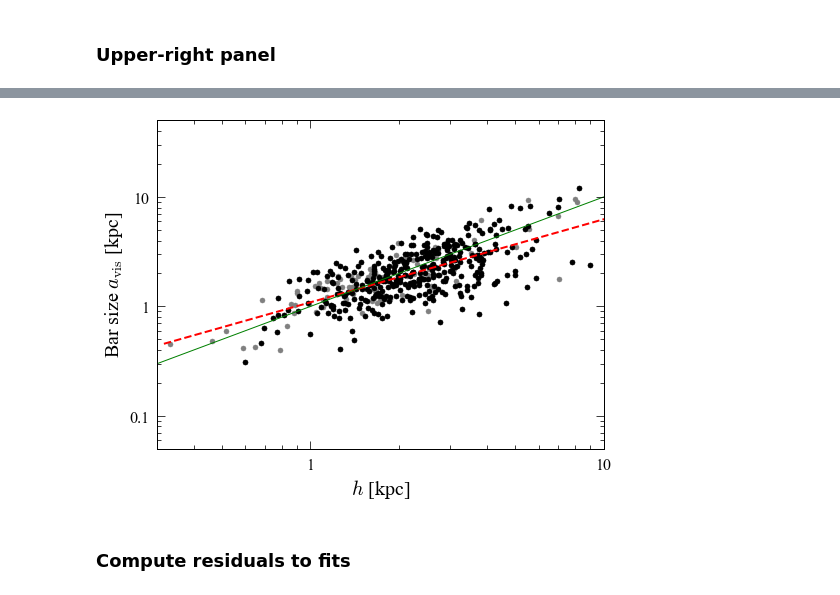
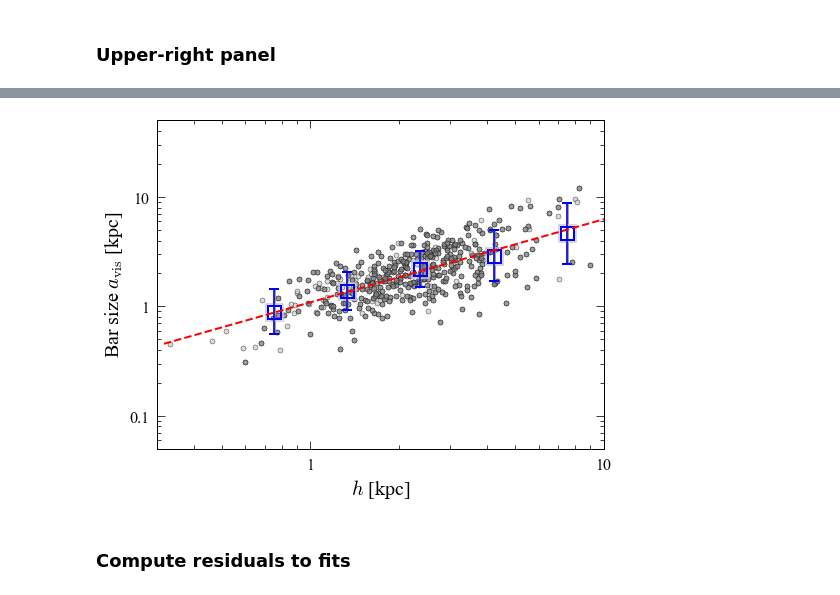
Before and after one commit to perwin/s4g_barsizes, a Jupyter notebook: barsizes_figures_for_paper.ipynb, the cells around one changed output, grey strips where cells are left out. Cells and saved outputs as stored; diff of their text form; code cells hidden in the pictures.

```diff
--- a/barsizes_figures_for_paper.ipynb
+++ b/barsizes_figures_for_paper.ipynb
@@ -43,7 +45,7 @@ s4gdata = du.ReadCompositeTable(dataDir + "s4gbars_table.dat", columnRow=25, dat
 bestfitParamsFile = projDir + "bestfit_parameters.txt"
 
 # CHANGE THIS TO POINT TO APPROPRIATE LOCAL DIRECTORY -- this is where PDF figures will be saved
-baseDir = "/Users/erwin/Documents/Working/Paper-s4gbars/"
+baseDir = "/Users/erwin/Documents/Working/Papers/Papers-s4gbars/"
 plotDir = baseDir + "plots/"
 
 nDisksTotal = len(s4gdata.name)
@@ -243,14 +311,17 @@ plots/barsize-logMstar_loess+fits -- **assembled in Adobe Illustrator**:
 s4gxx_05, s4gyy_05 = GetSortedLoess1D(s4gdata.logmstar[ii_barred_limited2], np.log10(s4gdata.sma_dp_kpc2[ii_barred_limited2]), frac=0.5)
 s4gyy_05 = 10**s4gyy_05
 
-semilogy(s4gdata.logmstar[ii_barred_limited2], s4gdata.sma_dp_kpc2[ii_barred_limited2], 'ko', mfc='0.8',ms=5, alpha=0.7)
+semilogy(s4gdata.logmstar[ii_barred_limited2], s4gdata.sma_dp_kpc2[ii_barred_limited2], 'ko', mfc='0.8',ms=5, alpha=0.7, zorder=1)
+errorbar(logmstar_bin_centers, bin_means_lin, yerr=bin_errs, fmt='s', mfc='None', mec='k', mew=1.2, ms=15, ecolor='k', capsize=5, elinewidth=1.2, zorder=2)
 xlim(8.5,11.5);ylim(0.1,30)
-plot(s4gxx_05, s4gyy_05, 'k')
+plot(s4gxx_05, s4gyy_05, 'k', zorder=3)
+semilogy(10.7, 6.0, '*', mec='g', mew=2.5, mfc='None', ms=20, alpha=0.75, zorder=4)
 
 xlabel(xtmstar);ylabel(ytbarsize_kpc)
 pu.MakeNiceLogAxes(whichAxis="y")
 # push bottom of plot upwards so that x-axis label isn't clipped in PDF output
 plt.subplots_adjust(bottom=0.14)
+savePlots = True
 if savePlots:
     plt.savefig(plotDir+"barsize-vs-mass-with-loess.pdf")
 # %% [output]
@@ -354,0 +418,4 @@ if savePlots:
+# %%
+# Generate binned mean values and standard deviations
+logh_bin_centers, bin_means_lin, bin_errs = GetBinMeansAndErrors(np.log10(s4gdata.h_kpc), ii_barred_D30_m9to11_Reh, -0.25,1.25,0.25)
+h_bin_centers_lin = 10**logh_bin_centers
@@ -355,23 +443,25 @@ if savePlots:
 # %%
 h_vect = np.arange(-0.5,1.31,0.1)
 barsize_predicted_lin = 10**simplefunc_linear(fitDict['barsize-vs-h_lin_Reh'], h_vect)
 h_vect_lin = 10**h_vect
 
-loglog(s4gdata.h_kpc[ii_barred_limited2_Reh], s4gdata.sma_dp_kpc2[ii_barred_limited2_Reh], 'o', color='0.5', ms=5)
-loglog(s4gdata.h_kpc[ii_barred_D30_m9to11_Reh], s4gdata.sma_dp_kpc2[ii_barred_D30_m9to11_Reh], 'ko', ms=5)
-loglog(h_vect_lin, barsize_predicted_lin, 'r--', lw=2)
+loglog(s4gdata.h_kpc[ii_barred_limited2_Reh], s4gdata.sma_dp_kpc2[ii_barred_limited2_Reh], 'ko', mfc='0.8', alpha=0.7, ms=5, zorder=1)
+loglog(s4gdata.h_kpc[ii_barred_D30_m9to11_Reh], s4gdata.sma_dp_kpc2[ii_barred_D30_m9to11_Reh], 'ko', mfc='0.5', alpha=0.7, ms=5, zorder=2)
+errorbar(h_bin_centers_lin, bin_means_lin, yerr=bin_errs, fmt='s', mfc='None', mec='0.8', mew=1.5, ms=17, ecolor='0.5', capsize=5, elinewidth=2.5, zorder=3)
+errorbar(h_bin_centers_lin, bin_means_lin, yerr=bin_errs, fmt='s', mfc='None', mec='b', mew=2, ms=13, ecolor='b', capsize=5, elinewidth=1.5, zorder=4)
+loglog(h_vect_lin, barsize_predicted_lin, 'r--', lw=2, zorder=5)
 # 1:1 relation (a_vis = h)
-loglog([0.3,10],[0.3,10], 'g')
+#loglog([0.3,10],[0.3,10], 'g')
 xlim(0.3,10);ylim(0.05,50)
 xlabel(r"$h$ [kpc]")
 ylabel(ytbarsize_kpc)
 pu.MakeNiceLogAxes(whichAxis="xy")
 # push bottom of plot upwards so that x-axis label isn't clipped in PDF output
 plt.subplots_adjust(bottom=0.14)
 if savePlots:
     savefig(plotDir+"barsize-h-fit.pdf")
 # %% [output]
-[figure, old version]
+[figure, new version]
 # %% [markdown]
 ### Compute residuals to fits
 # %%
```
Also changed, not shown: parts of 16 cells of this notebook, 2 other files.
